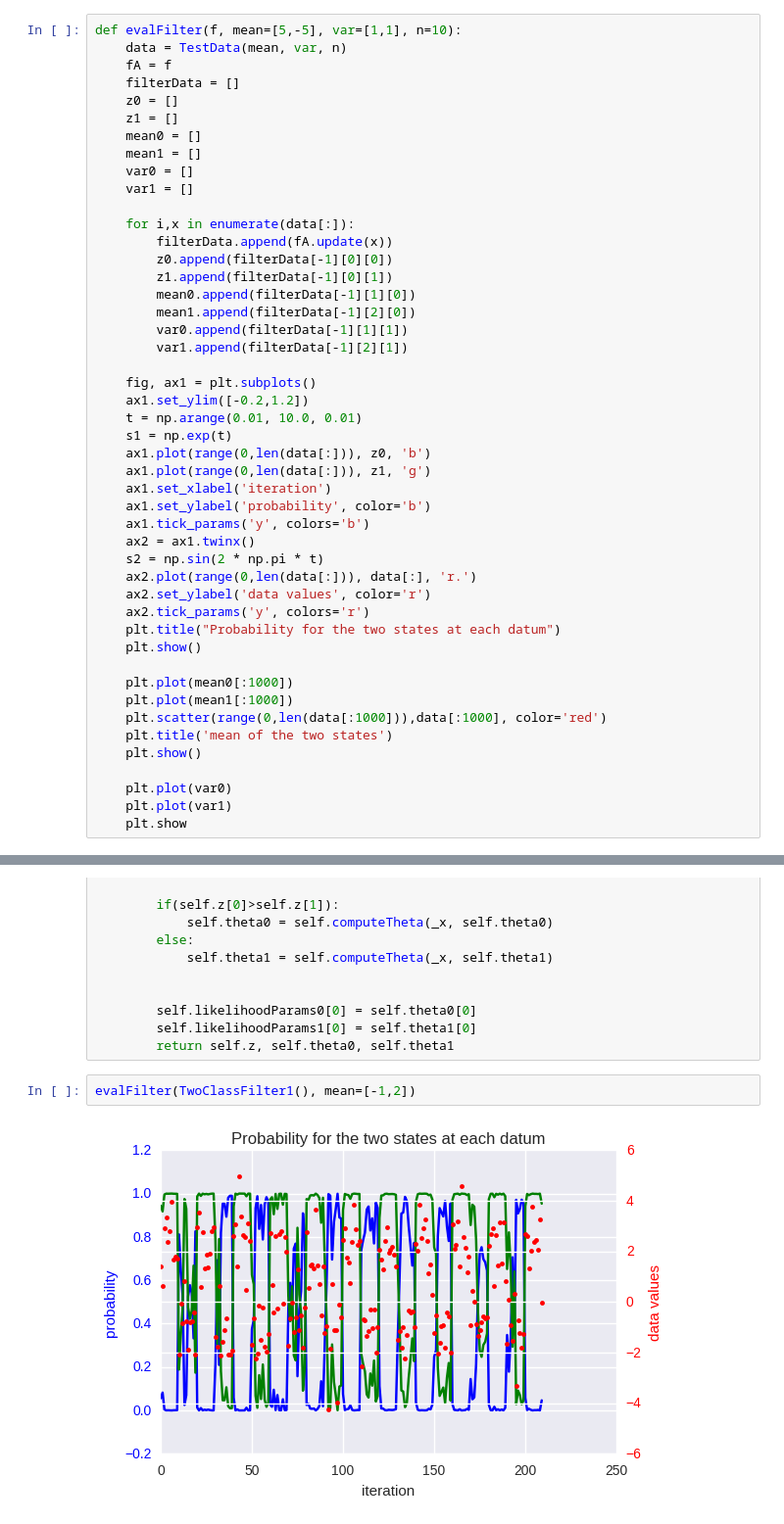
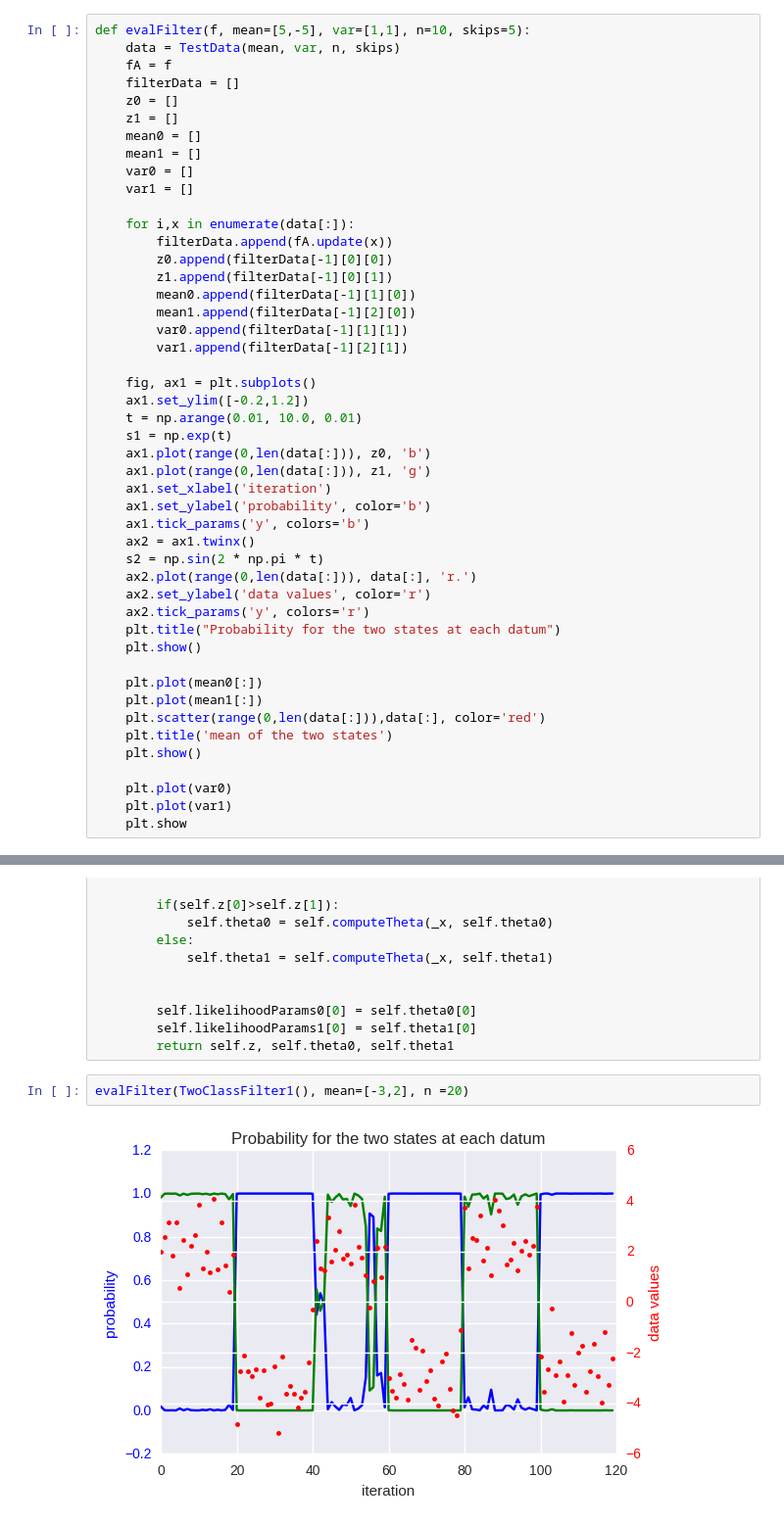
Before and after one commit to arne7morgen/MasterThesis, a Jupyter notebook: notebooks/AnsatzOpper.ipynb, the cells around one changed output, grey strips where cells are left out. Shown at 98% size. Cells and saved outputs as stored; diff of their text form.

```diff
--- a/notebooks/AnsatzOpper.ipynb
+++ b/notebooks/AnsatzOpper.ipynb
@@ -20,8 +20,8 @@ def TestData(mean=[4,-4], var=[1,1], n=10, skips=2):
         data = np.append(data, np.random.normal(mean[i%2],var[i%2],n))
     return data
 # %%
-def evalFilter(f, mean=[5,-5], var=[1,1], n=10):
-    data = TestData(mean, var, n)
+def evalFilter(f, mean=[5,-5], var=[1,1], n=10, skips=5):
+    data = TestData(mean, var, n, skips)
     fA = f
     filterData = []
     z0 = []
@@ -57,9 +57,9 @@ def evalFilter(f, mean=[5,-5], var=[1,1], n=10):
     plt.title("Probability for the two states at each datum")
     plt.show()
 
-    plt.plot(mean0[:1000])
-    plt.plot(mean1[:1000])
-    plt.scatter(range(0,len(data[:1000])),data[:1000], color='red')
+    plt.plot(mean0[:])
+    plt.plot(mean1[:])
+    plt.scatter(range(0,len(data[:])),data[:], color='red')
     plt.title('mean of the two states')
     plt.show()
 
@@ -129,6 +129,6 @@ class TwoClassFilter1(object):
         self.likelihoodParams1[0] = self.theta1[0]
         return self.z, self.theta0, self.theta1
 # %%
-evalFilter(TwoClassFilter1(), mean=[-1,2])
+evalFilter(TwoClassFilter1(), mean=[-3,2], n =20)
 # %% [output]
-[figure, old version]
+[figure, new version]
```
Also changed, not shown: parts of 7 cells of this notebook, 1 other file.
